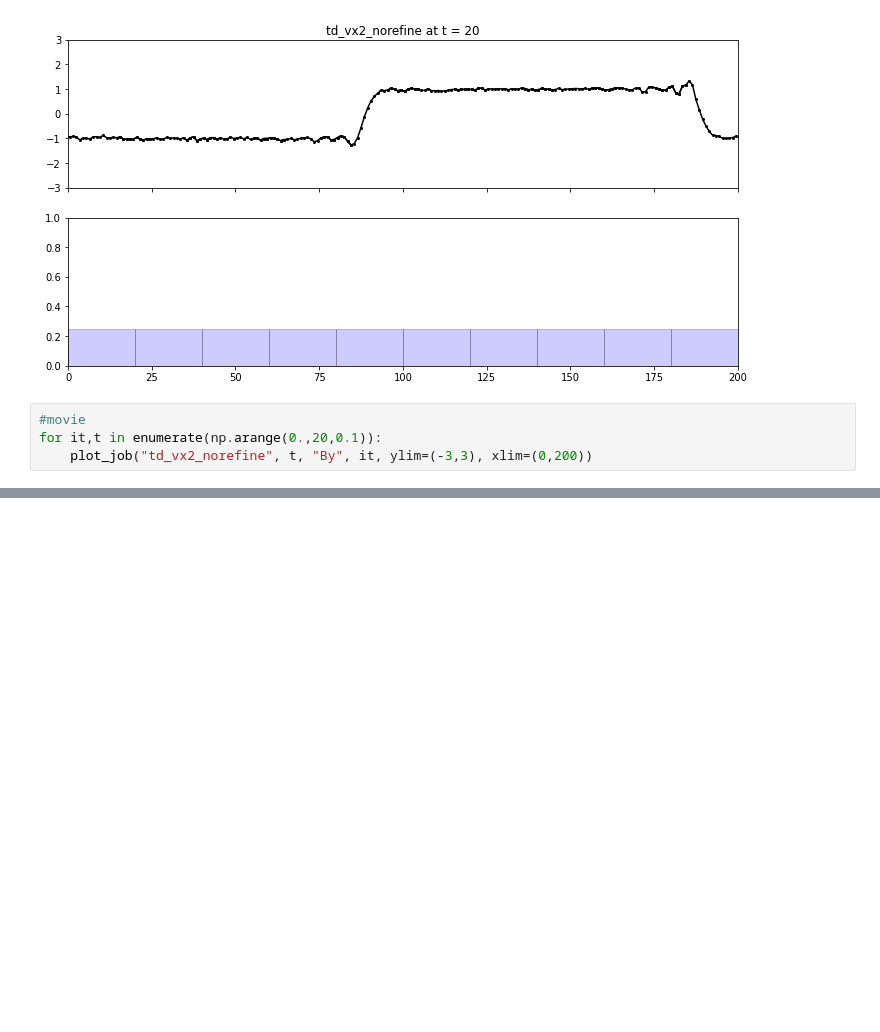
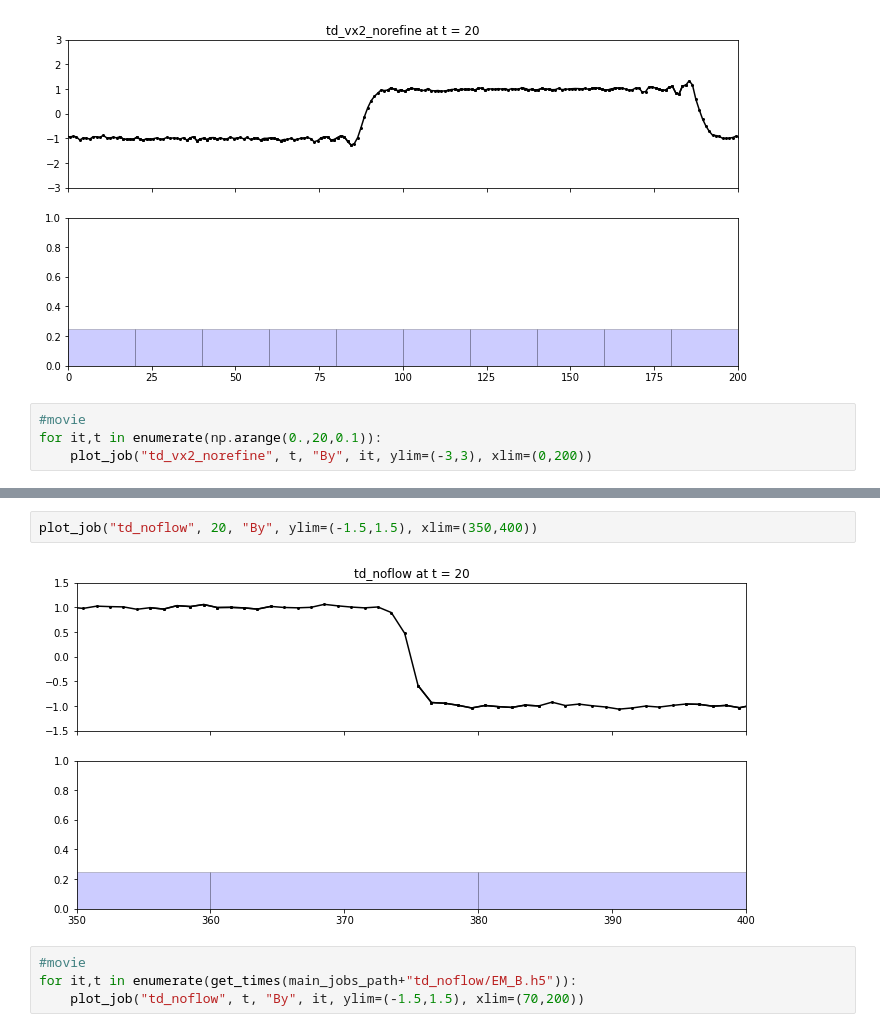
Before and after one commit to rochSmets/farBook, a Jupyter notebook: pharebook.ipynb, the cells around one changed output, grey strips where cells are left out. Drawn from its saved outputs; the diff is of its cells as text; blank space fills up the shorter version.

```diff
--- a/pharebook.ipynb
+++ b/pharebook.ipynb
@@ -444,0 +549,8 @@ for it,t in enumerate(np.arange(0.,20,0.1)):
+# %%
+plot_job("td_noflow", 20, "By", ylim=(-1.5,1.5), xlim=(350,400))
+# %% [output]
+[figure, added]
+# %%
+#movie
+for it,t in enumerate(get_times(main_jobs_path+"td_noflow/EM_B.h5")):
+    plot_job("td_noflow", t, "By", it, ylim=(-1.5,1.5), xlim=(70,200))
```
Also changed, not shown: parts of 7 cells of this notebook.
